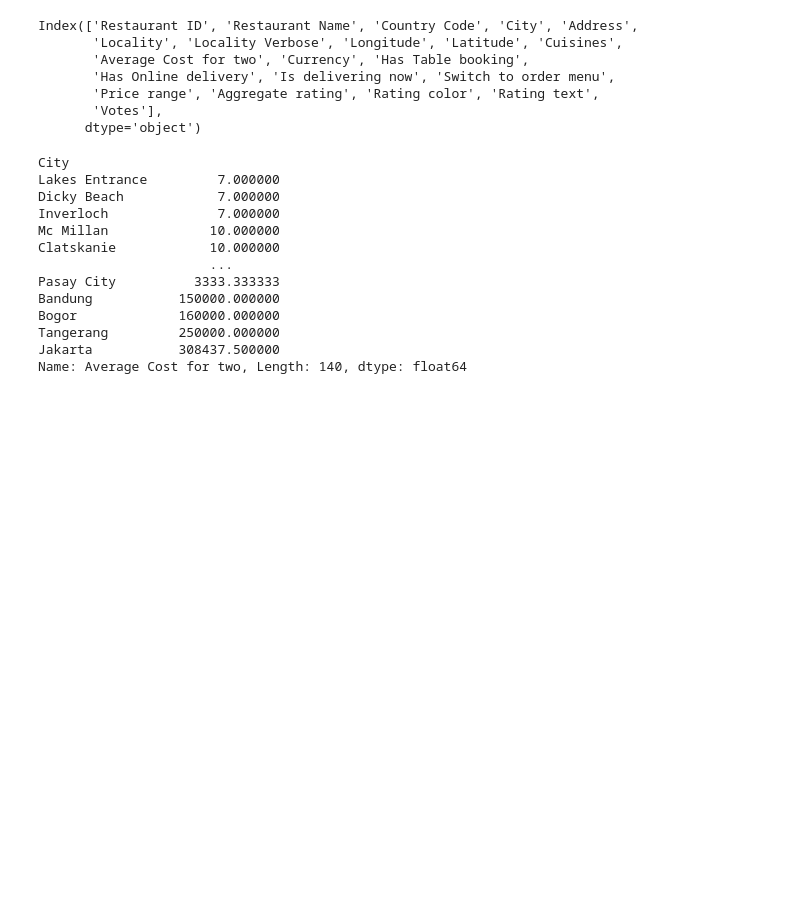
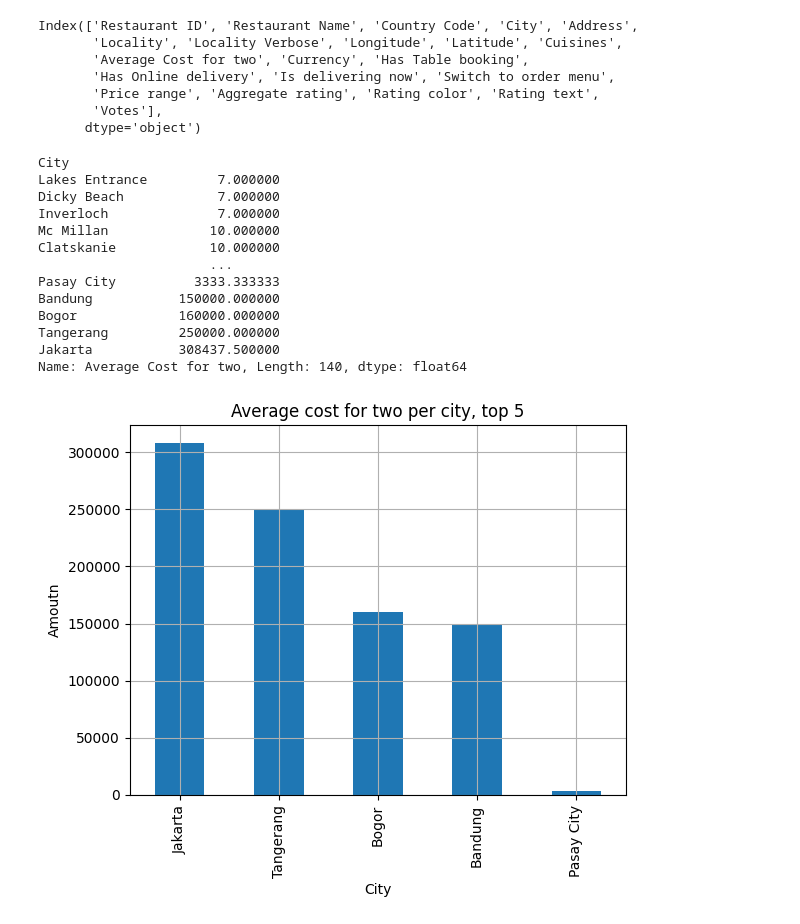
Before and after one commit to chaudharijay/Restaurant-Ratings, a Jupyter notebook: app.ipynb, the cells around one changed output. Drawn from its saved outputs; the diff is of its cells as text; code cells hidden in the pictures; blank space fills up the shorter version.

```diff
--- a/app.ipynb
+++ b/app.ipynb
@@ -159,3 +159,12 @@ Bogor             160000.000000
 Tangerang         250000.000000
 Jakarta           308437.500000
 Name: Average Cost for two, Length: 140, dtype: float64
+# %%
+df.groupby("City")['Average Cost for two'].mean().sort_values(ascending=False).head().plot(kind="bar")
+plt.title("Average cost for two per city, top 5")
+plt.xlabel("City")
+plt.ylabel("Amoutn")
+plt.grid() #use for bigger plots
+plt.show()
+# %% [output]
+[figure, added]
```
Also changed, not shown: parts of 73 cells of this notebook, 2 other files.
